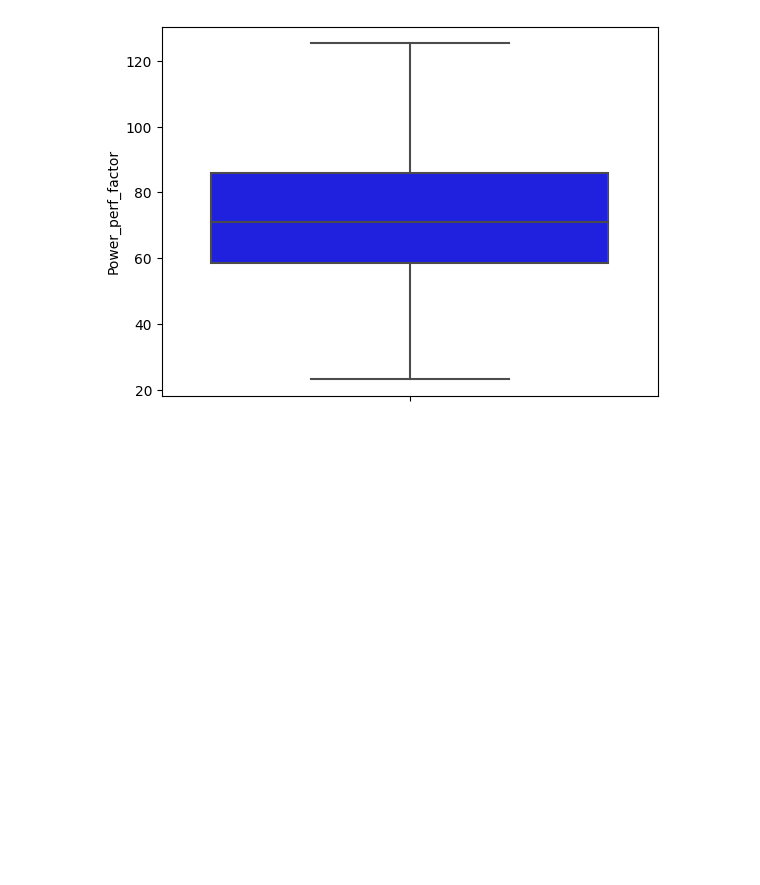
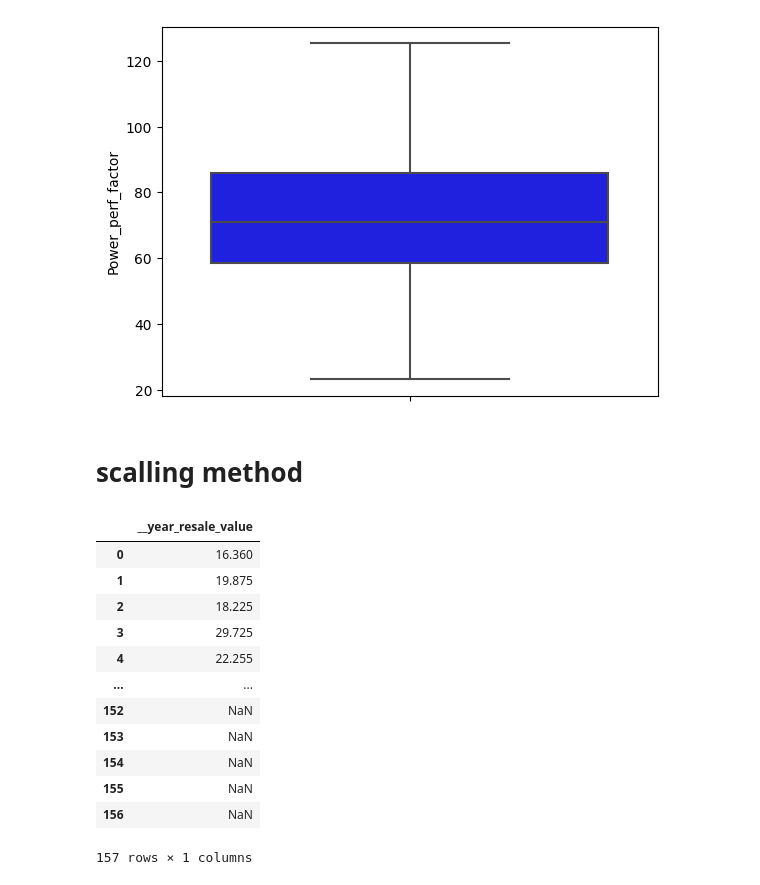
Before and after one commit to rashi4559/DDU-GKY, a Jupyter notebook: 28FEB2023.ipynb, the cells around one changed output. Saved outputs shown, nothing was run; the diff lists cells and outputs as text; code cells hidden in the pictures; blank space fills up the shorter version.

```diff
--- a/28FEB2023.ipynb
+++ b/28FEB2023.ipynb
@@ -95,3 +102,5 @@ for i in data.columns:
 [figure]
 [figure]
 [figure]
+# %% [markdown]
+# scalling method
@@ -97,0 +112,18 @@ for i in data.columns:
+# %%
+x = data[['__year_resale_value']]
+# %%
+x
+# %% [output]
+|  | __year_resale_value |
+| 0 | 16.360 |
+| 1 | 19.875 |
+| 2 | 18.225 |
+| 3 | 29.725 |
+| 4 | 22.255 |
+| ... | ... |
+| 152 | NaN |
+| 153 | NaN |
+| 154 | NaN |
+| 155 | NaN |
+| 156 | NaN |
+157 rows × 1 columns
```
Also changed, not shown: parts of 10 cells of this notebook, 14 other files.
